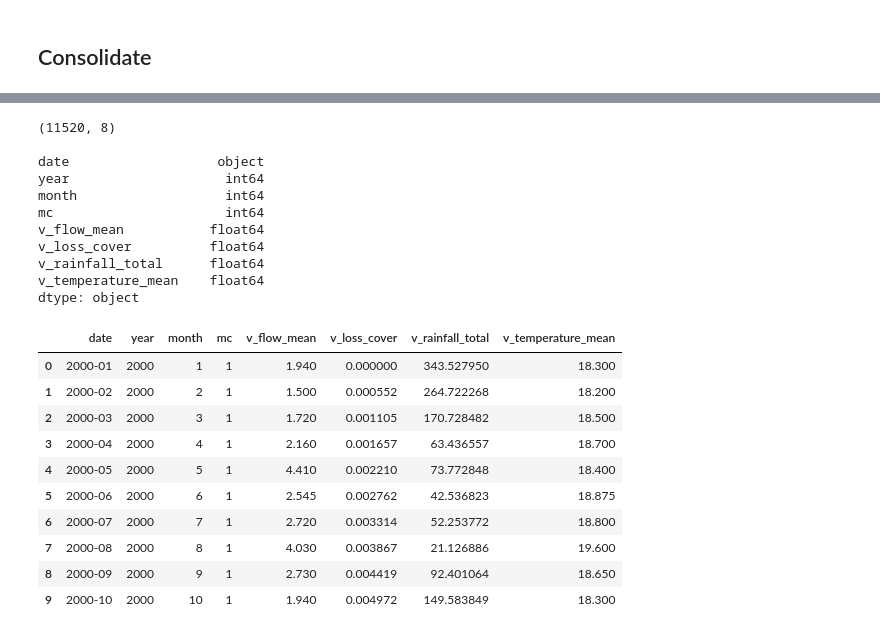
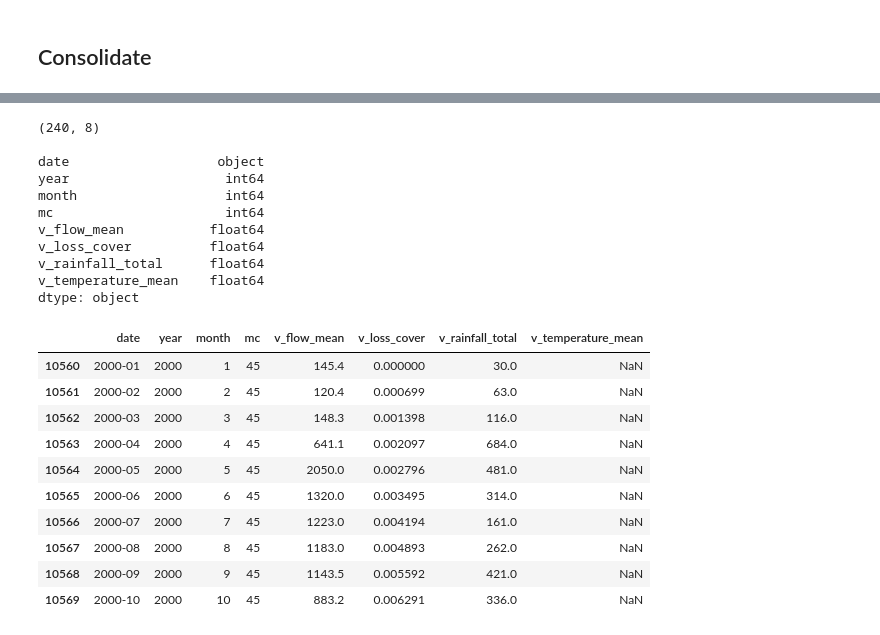
Before and after one commit to dechontaduro/DS4All_2020_Team28_Project, a Jupyter notebook: explore/VariableConsolidate.ipynb, the cells around one changed output, grey strips where cells are left out. Saved outputs shown, nothing was run; the diff lists cells and outputs as text; code cells hidden in the pictures.

Commit message:
Consolidar matriz

```diff
--- a/explore/VariableConsolidate.ipynb
+++ b/explore/VariableConsolidate.ipynb
@@ -360,30 +360,34 @@ matrix_consol.to_csv('../data/matrix/matrix_consol.zip', index = False,
                      compression = 'zip')
 # %%
 matrix_consol_probe = pd.read_csv('../data/matrix/matrix_consol.zip')
+
+matrix_consol_probe = matrix_consol_probe[matrix_consol_probe['mc'] == 45]
+
+matrix_consol_probe.to_csv('../temp/matrix_consol.csv', index = False)
 
 print(matrix_consol_probe.shape, '\n')
 print(matrix_consol_probe.dtypes, '\n')
 matrix_consol_probe.head(10)
 # %% [output]
-(11520, 8)
+(240, 8)
 
 date                   object
 year                    int64
 month                   int64
 mc                      int64
 v_flow_mean           float64
 v_loss_cover          float64
 v_rainfall_total      float64
 v_temperature_mean    float64
 dtype: object
 |  | date | year | month | mc | v_flow_mean | v_loss_cover | v_rainfall_total | v_temperature_mean |
-| 0 | 2000-01 | 2000 | 1 | 1 | 1.940 | 0.000000 | 343.527950 | 18.300 |
-| 1 | 2000-02 | 2000 | 2 | 1 | 1.500 | 0.000552 | 264.722268 | 18.200 |
-| 2 | 2000-03 | 2000 | 3 | 1 | 1.720 | 0.001105 | 170.728482 | 18.500 |
-| 3 | 2000-04 | 2000 | 4 | 1 | 2.160 | 0.001657 | 63.436557 | 18.700 |
-| 4 | 2000-05 | 2000 | 5 | 1 | 4.410 | 0.002210 | 73.772848 | 18.400 |
-| 5 | 2000-06 | 2000 | 6 | 1 | 2.545 | 0.002762 | 42.536823 | 18.875 |
-| 6 | 2000-07 | 2000 | 7 | 1 | 2.720 | 0.003314 | 52.253772 | 18.800 |
-| 7 | 2000-08 | 2000 | 8 | 1 | 4.030 | 0.003867 | 21.126886 | 19.600 |
-| 8 | 2000-09 | 2000 | 9 | 1 | 2.730 | 0.004419 | 92.401064 | 18.650 |
-| 9 | 2000-10 | 2000 | 10 | 1 | 1.940 | 0.004972 | 149.583849 | 18.300 |
+| 10560 | 2000-01 | 2000 | 1 | 45 | 145.4 | 0.000000 | 30.0 | NaN |
+| 10561 | 2000-02 | 2000 | 2 | 45 | 120.4 | 0.000699 | 63.0 | NaN |
+| 10562 | 2000-03 | 2000 | 3 | 45 | 148.3 | 0.001398 | 116.0 | NaN |
+| 10563 | 2000-04 | 2000 | 4 | 45 | 641.1 | 0.002097 | 684.0 | NaN |
+| 10564 | 2000-05 | 2000 | 5 | 45 | 2050.0 | 0.002796 | 481.0 | NaN |
+| 10565 | 2000-06 | 2000 | 6 | 45 | 1320.0 | 0.003495 | 314.0 | NaN |
+| 10566 | 2000-07 | 2000 | 7 | 45 | 1223.0 | 0.004194 | 161.0 | NaN |
+| 10567 | 2000-08 | 2000 | 8 | 45 | 1183.0 | 0.004893 | 262.0 | NaN |
+| 10568 | 2000-09 | 2000 | 9 | 45 | 1143.5 | 0.005592 | 421.0 | NaN |
+| 10569 | 2000-10 | 2000 | 10 | 45 | 883.2 | 0.006291 | 336.0 | NaN |
```
Also changed, not shown: parts of 3 cells of this notebook, 2 other files.
